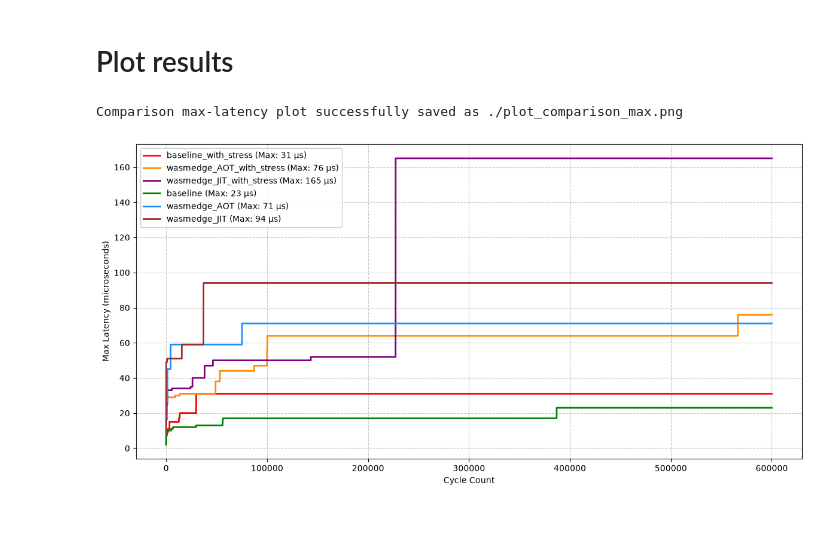
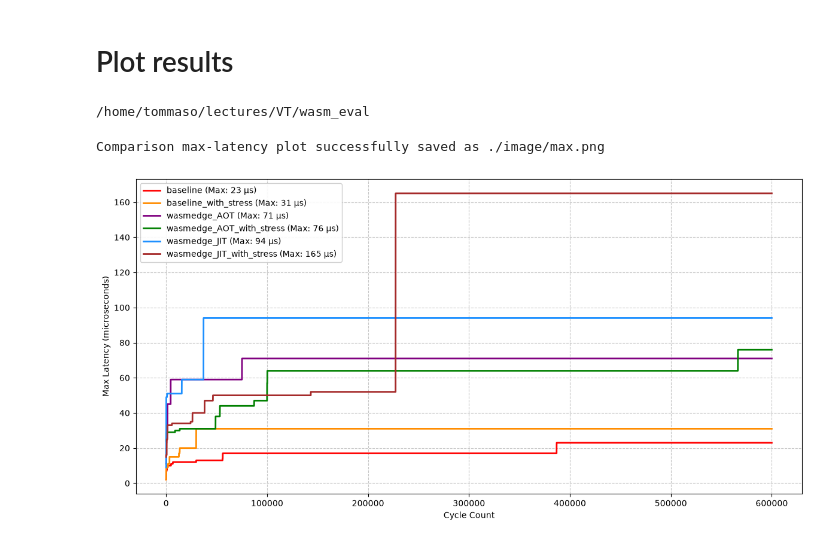
Before and after one commit to balditommaso/wasm_eval, a Jupyter notebook: plot.ipynb, the cells around one changed output. Cells and saved outputs as stored; diff of their text form; code cells hidden in the pictures.

Commit message:
added images to README

```diff
--- a/plot.ipynb
+++ b/plot.ipynb
@@ -1,5 +1,11 @@
 # %% [markdown]
 # Plot results
+# %%
+import os
+os.chdir("/home/tommaso/lectures/VT/wasm_eval/")
+print(os.getcwd())
+# %% [output]
+/home/tommaso/lectures/VT/wasm_eval
 # %%
 import pandas as pd
 import numpy as np
@@ -9,5 +14,5 @@ import os
 # %%
-def plot_multiple_max_latency(input_files, output_image="./plot_comparison_max.png"):
+def plot_multiple_max_latency(input_files, output_image="./image/max.png"):
     try:
         plt.figure(figsize=(12, 6))
 
@@ -51,7 +56,7 @@ def plot_multiple_max_latency(input_files, output_image="./plot_comparison_max.p
         plt.legend(loc='upper left', framealpha=0.9)
 
         plt.tight_layout()
-        plt.savefig(output_image, dpi=300)
+        plt.savefig(output_image, dpi=300, bbox_inches='tight', format='png')
         print(f"Comparison max-latency plot successfully saved as {output_image}")
         plt.show()
 
@@ -133,19 +138,19 @@ def plot_ecdf(input_files, output_image="./cdf_comparison.png"):
         print(f"Error generating the CDF plot: {e}")
 # %%
 file_name = [
+    "/home/tommaso/lectures/VT/wasm_eval/results/baseline.csv",
     "/home/tommaso/lectures/VT/wasm_eval/results/baseline_with_stress.csv",
+    "/home/tommaso/lectures/VT/wasm_eval/results/wasmedge_AOT.csv",
     "/home/tommaso/lectures/VT/wasm_eval/results/wasmedge_AOT_with_stress.csv",
+    "/home/tommaso/lectures/VT/wasm_eval/results/wasmedge_JIT.csv",
     "/home/tommaso/lectures/VT/wasm_eval/results/wasmedge_JIT_with_stress.csv",
-    "/home/tommaso/lectures/VT/wasm_eval/results/baseline.csv",
-    "/home/tommaso/lectures/VT/wasm_eval/results/wasmedge_AOT.csv",
-    "/home/tommaso/lectures/VT/wasm_eval/results/wasmedge_JIT.csv"
 ]
 
 plot_multiple_max_latency(file_name)
 # linux-image-realtime
 # %% [output]
-Comparison max-latency plot successfully saved as ./plot_comparison_max.png
+Comparison max-latency plot successfully saved as ./image/max.png
-[figure, old version]
+[figure, new version]
 # %%
 
 plot_ecdf(file_name)
```
Also changed, not shown: parts of 3 cells of this notebook, 1 other file.
